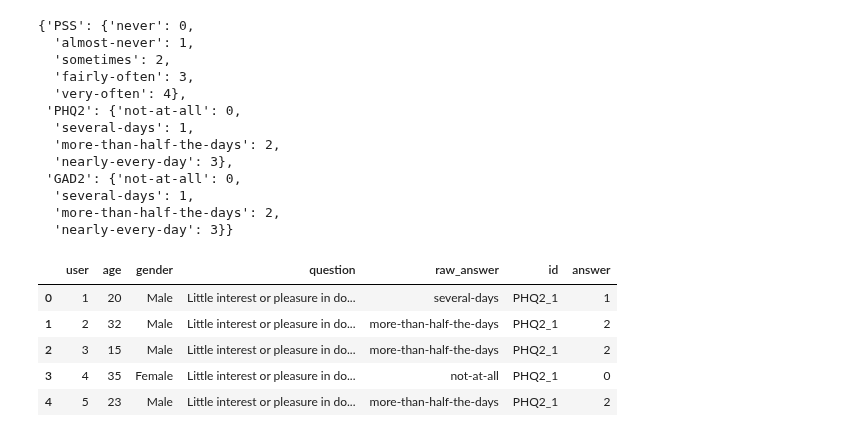
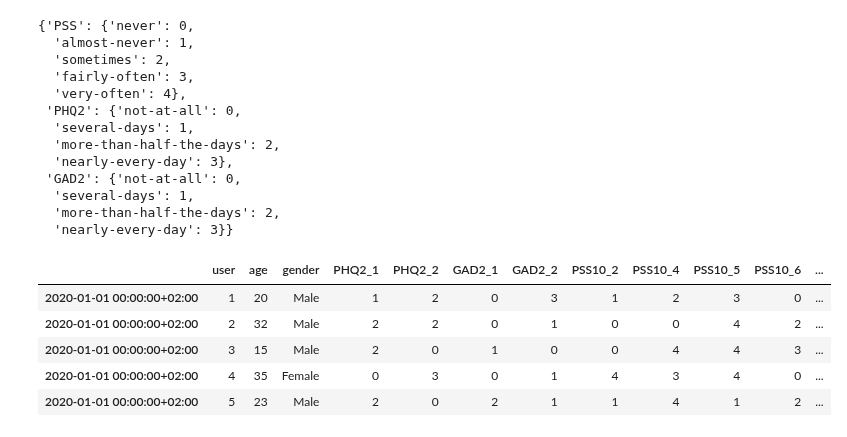
Before and after one commit to digitraceslab/niimpy, a Jupyter notebook: docs/demo_notebooks/survey.ipynb, the cells around one changed output. Drawn from its saved outputs; the diff is of its cells as text; code cells hidden in the pictures.

```diff
--- a/docs/demo_notebooks/survey.ipynb
+++ b/docs/demo_notebooks/survey.ipynb
@@ -34 +40,4 @@ df.head()
+# %%
+# Assign the same time index to all survey responses
+df.index = [pd.Timestamp("1.1.2020", tz='Europe/Helsinki')]*df.shape[0]
 # %% [markdown]
@@ -65,0 +51,5 @@ transformed_df.head()
+# %%
+# Convert column name to id, based on provided mappers from niimpy
+column_map = {**PHQ2_MAP, **PSS10_MAP, **GAD2_MAP}
+df = df.rename(column_map, axis = 1)
+df.head()
@@ -86,13 +83,14 @@ ID_MAP_PREFIX
   'nearly-every-day': 3}}
 # %%
 # Transform raw answers to numerical values
-transformed_df['answer'] = survey.convert_survey_to_numerical_answer(transformed_df, answer_col = 'raw_answer',
-                                                                     question_id = 'id', id_map=ID_MAP_PREFIX, use_prefix=True)
+transformed_df = survey.convert_survey_to_numerical_answer(
+    df, id_map=ID_MAP_PREFIX, use_prefix=True
+)
 transformed_df.head()
 # %% [output]
-|  | user | age | gender | question | raw_answer | id | answer |
-| 0 | 1 | 20 | Male | Little interest or pleasure in do... | several-days | PHQ2_1 | 1 |
-| 1 | 2 | 32 | Male | Little interest or pleasure in do... | more-than-half-the-days | PHQ2_1 | 2 |
-| 2 | 3 | 15 | Male | Little interest or pleasure in do... | more-than-half-the-days | PHQ2_1 | 2 |
-| 3 | 4 | 35 | Female | Little interest or pleasure in do... | not-at-all | PHQ2_1 | 0 |
-| 4 | 5 | 23 | Male | Little interest or pleasure in do... | more-than-half-the-days | PHQ2_1 | 2 |
+|  | user | age | gender | PHQ2_1 | PHQ2_2 | GAD2_1 | GAD2_2 | PSS10_2 | PSS10_4 | PSS10_5 | PSS10_6 | ... |
+| 2020-01-01 00:00:00+02:00 | 1 | 20 | Male | 1 | 2 | 0 | 3 | 1 | 2 | 3 | 0 | ... |
+| 2020-01-01 00:00:00+02:00 | 2 | 32 | Male | 2 | 2 | 0 | 1 | 0 | 0 | 4 | 2 | ... |
+| 2020-01-01 00:00:00+02:00 | 3 | 15 | Male | 2 | 0 | 1 | 0 | 0 | 4 | 4 | 3 | ... |
+| 2020-01-01 00:00:00+02:00 | 4 | 35 | Female | 0 | 3 | 0 | 1 | 4 | 3 | 4 | 0 | ... |
+| 2020-01-01 00:00:00+02:00 | 5 | 23 | Male | 2 | 0 | 2 | 1 | 1 | 4 | 1 | 2 | ... |
```
Also changed, not shown: parts of 15 cells of this notebook, 2 other files.
